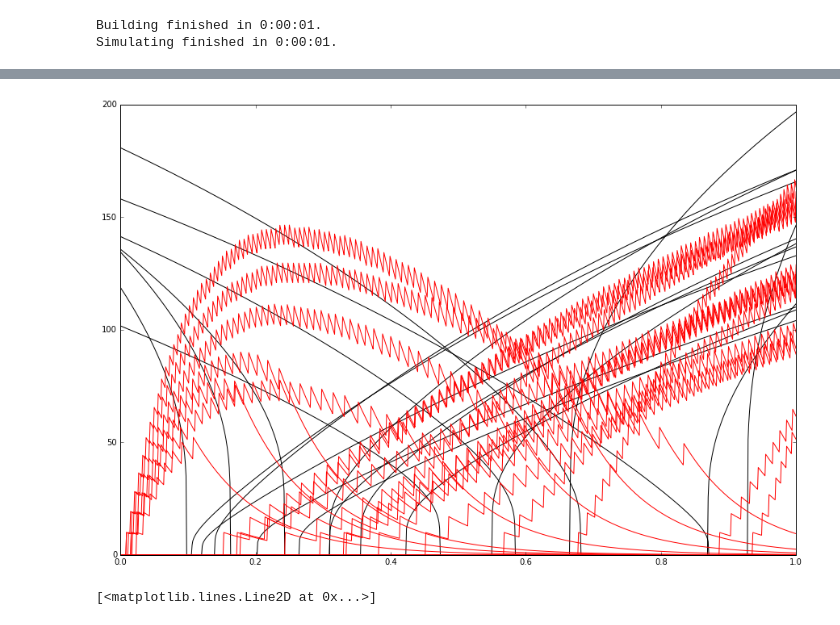
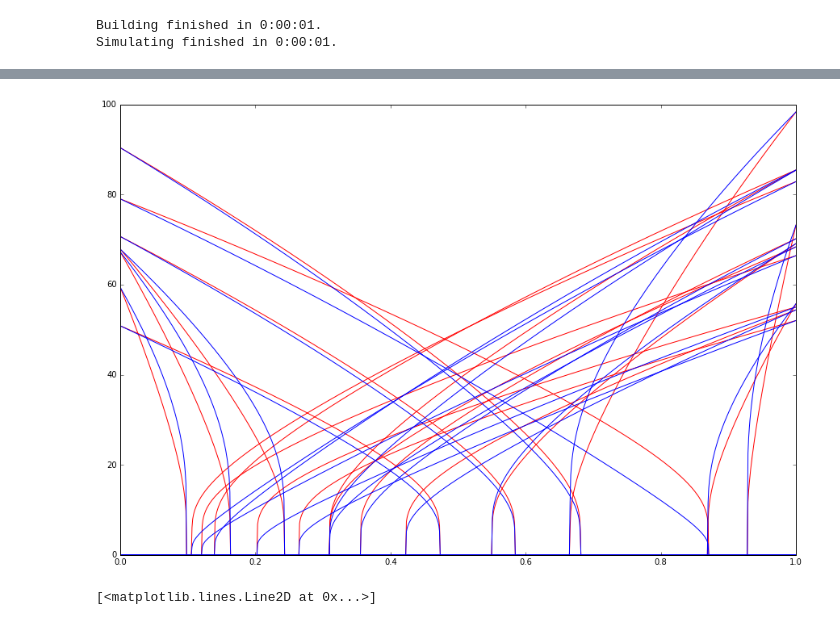
Before and after one commit to ctn-waterloo/nengo_conductance_synapses, a Jupyter notebook: ifcondexp.ipynb, the cells around one changed output, grey strips where cells are left out. Drawn from its saved outputs; the diff is of its cells as text; code cells hidden in the pictures.

```diff
--- a/ifcondexp.ipynb
+++ b/ifcondexp.ipynb
@@ -75,7 +75,8 @@ with model:
     # Fetch the alternative activities for b1
     xs = np.linspace(-1, 1, 1000).reshape(-1, 1)
     A1 = nengo.builder.ensemble.get_activities(sim.data[b1], b1, xs)
-    A2 = conductance_synapses.get_activities(sim, b1, xs, True)
+    A2, GL = conductance_synapses.get_activities(sim, b1, xs, True)
+    tau_rc = 1 / GL
 
     decoder2, _ = nengo.solvers.LstsqL2()(A2, xs)
     print(decoder2.shape)
@@ -110,13 +123,14 @@ Simulating finished in 0:00:01.
 # %%
 import matplotlib.pyplot as plt
 
 fig = plt.figure(figsize=(15, 10))
 ax = fig.gca()
 ts = sim.trange()
-ax.plot(0.5 * (xs + 1), A2[:, 0:20], color='k');
-ax.plot(ts, sim.data[p3][:, 0:20], color='r');
+ax.plot(0.5 * (xs + 1), A1[:, 0:20], color='r');
+ax.plot(0.5 * (xs + 1), A2[:, 0:20], color='b');
+#ax.plot(ts, sim.data[p3][:, 0:20], color='r');
 # %% [output]
-[figure, old version]
+[figure, new version]
 # %%
 import matplotlib.pyplot as plt
 
```
Also changed, not shown: parts of 1 cell of this notebook, 1 other file.
